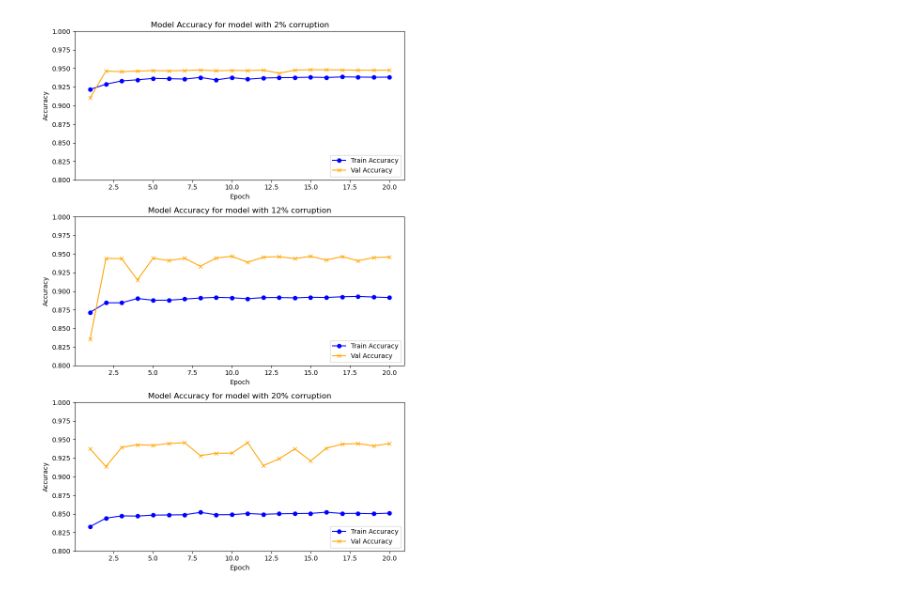
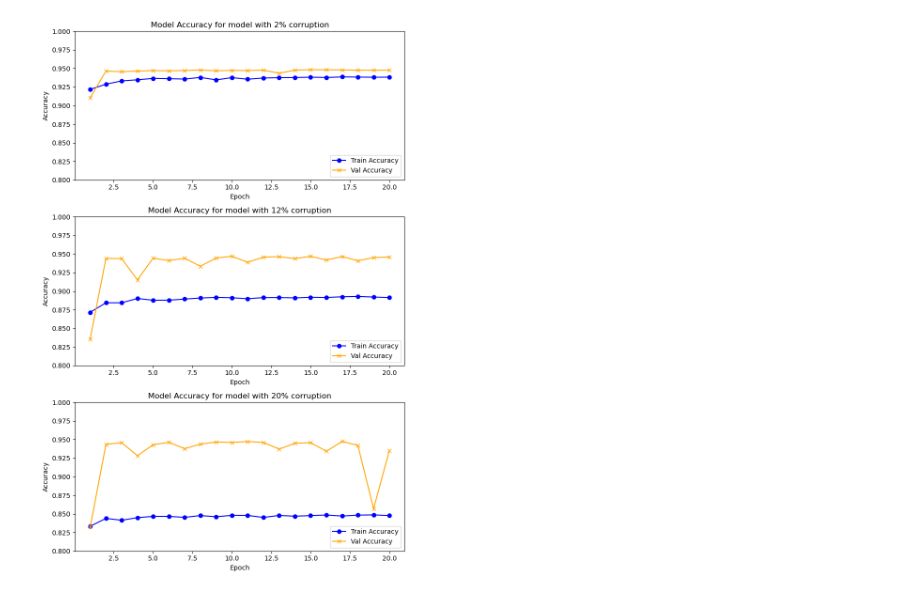
Before and after one commit to GVCL/IWSeg-SAR-Poison, a Jupyter notebook: Epoch_training_visualise.ipynb, the cells around one changed output. Cells and saved outputs as stored; diff of their text form; code cells hidden in the pictures.

```diff
--- a/Epoch_training_visualise.ipynb
+++ b/Epoch_training_visualise.ipynb
@@ -51,8 +51,8 @@ def plotEpochData(df1, df2, df3, title1, title2, title3, figure):
 # %%
 small_df = getDataFrame("Training_logs_small.txt")
 large_df = getDataFrame("Training_logs_large.txt")
-large_22_df = getDataFrame("Training_logs_22.txt")
+large_22_df = getDataFrame("Training_logs_20.txt")
 
 plotEpochData(small_df, large_df, large_22_df, "2", "12", "20", "Epoch.png")
 # %% [output]
-[figure, old version]
+[figure, new version]
```
Also changed, not shown: 5 other files.
